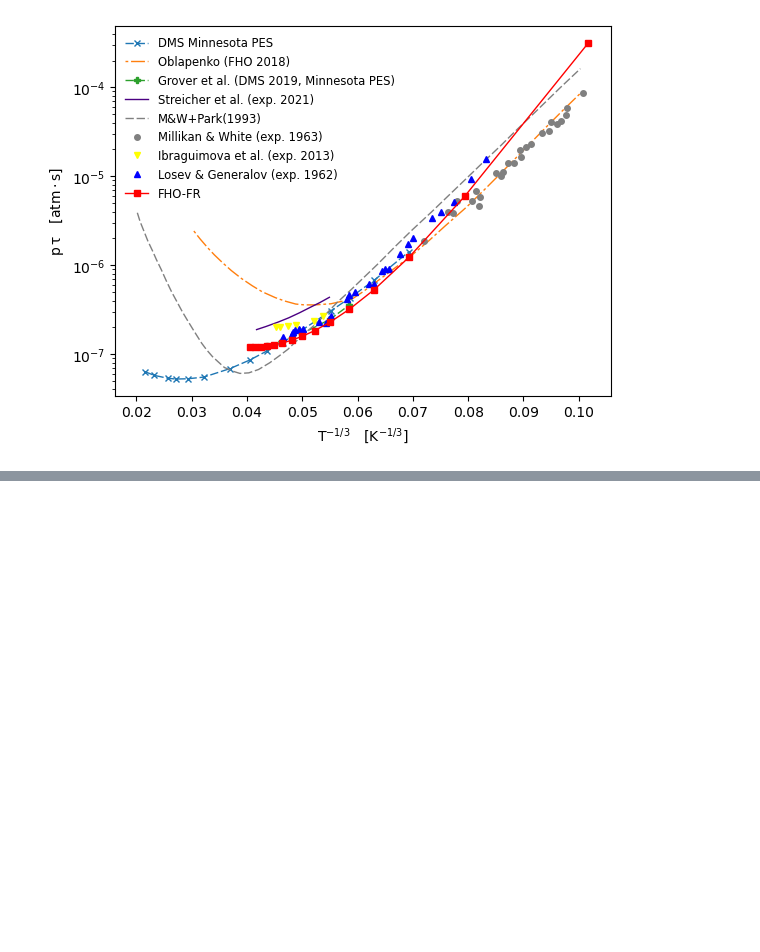
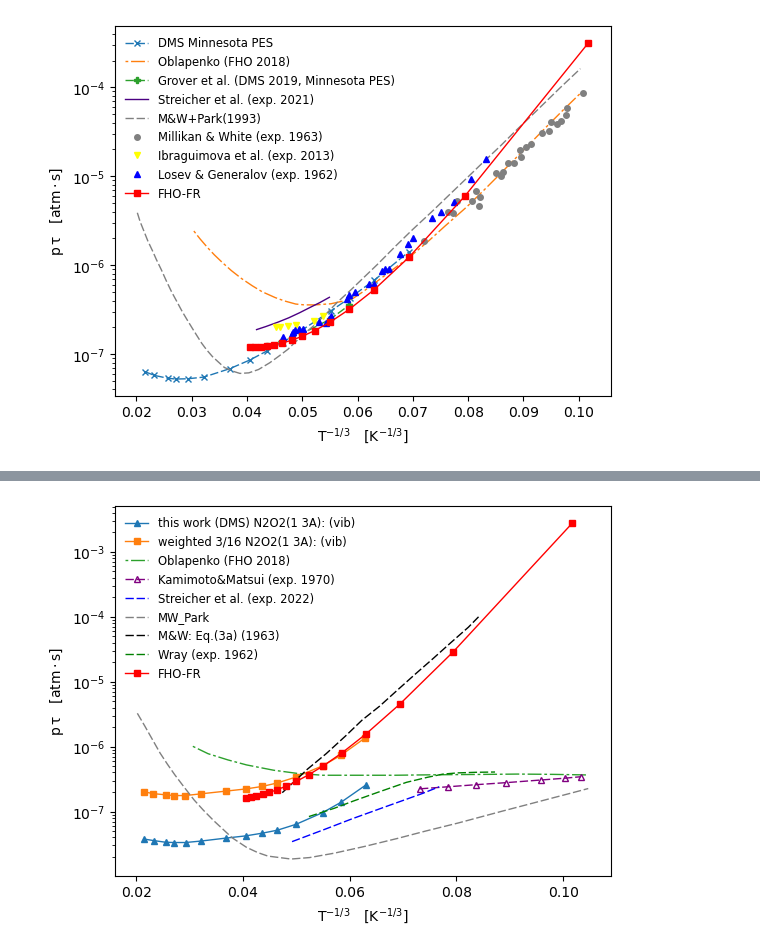
Before and after one commit to st107958/fho_plot, a Jupyter notebook: plots.ipynb, the cells around one changed output, grey strips where cells are left out. Drawn from its saved outputs; the diff is of its cells as text; code cells hidden in the pictures; blank space fills up the shorter version.

```diff
--- a/plots.ipynb
+++ b/plots.ipynb
@@ -174,0 +177,51 @@ fig.savefig(molecules[2] + '.png', dpi=600)
+# %%
+data = get_all_data_points('NO-NO')
+
+fig, ax = plt.subplots()
+
+dms, = ax.plot(data['DMS'][:, 0], data['DMS'][:, 1], '-^', markersize=msize, linewidth=lwidth)
+dms.set_label('this work (DMS) N2O2(1 3A): (vib)')
+
+dms_weighted, = ax.plot(data['DMSweighted'][:, 0], data['DMSweighted'][:, 1], '-s', markersize=msize, linewidth=lwidth)
+dms_weighted.set_label('weighted 3/16 N2O2(1 3A): (vib)')
+
+fho, = ax.plot(data['FHO'][:, 0], data['FHO'][:, 1], linewidth=lwidth)
+fho.set_dashes([2, 2, 10, 2])
+fho.set_label('Oblapenko (FHO 2018)')
+
+kamimoto, = ax.plot(data['Kamimoto'][:, 0], data['Kamimoto'][:, 1], '-^', fillstyle='none',markersize=msize, color='purple', linewidth=lwidth)
+kamimoto.set_dashes([6, 2])
+kamimoto.set_label('Kamimoto&Matsui (exp. 1970)')
+
+streicher, = ax.plot(data['Streicher'][:, 0], data['Streicher'][:, 1], color='blue', linewidth=lwidth)
+streicher.set_dashes([6, 2])
+streicher.set_label('Streicher et al. (exp. 2022)')
+
+mw_park, = ax.plot(data['MW_Park'][:, 0], data['MW_Park'][:, 1], color='gray', linewidth=lwidth)
+mw_park.set_dashes([6, 2])
+mw_park.set_label('MW_Park')
+
+mw_eq3, = ax.plot(data['MWeq3'][:, 0], data['MWeq3'][:, 1], color='black', linewidth=lwidth)
+mw_eq3.set_dashes([6, 2])
+mw_eq3.set_label('M&W: Eq.(3a) (1963)')
+
+wray, = ax.plot(data['Wray'][:, 0], data['Wray'][:, 1], color='green', linewidth=lwidth)
+wray.set_dashes([6, 2])
+wray.set_label('Wray (exp. 1962)')
+
+fho_fr, = ax.plot((data['FHO_FR'][:, 0]) ** (-1/3), data['FHO_FR'][:, 1], '-s', markersize=msize, linewidth=lwidth, color='red')
+fho_fr.set_label('FHO-FR')
+
+ax.set_yscale('log')
+plt.legend(frameon=False, framealpha=0, fontsize='small')
+
+# ax.grid(True)
+# ax.set_xlim(0.02, 0.09)
+# ax.set_ylim(0.2e-7, 1e-2)
+ax.set_xlabel(r'$\mathrm{T^{-1/3} \quad [K^{-1/3}]}$')
+ax.set_ylabel(r'$\mathrm{ p \, \tau \quad [atm \cdot s]}$')
+plt.show()
+
+fig.savefig('plots//' + 'NO-NO' + '.png', dpi=600)
+# %% [output]
+[figure, added]
```
Also changed, not shown: parts of 9 cells of this notebook, 29 other files.
